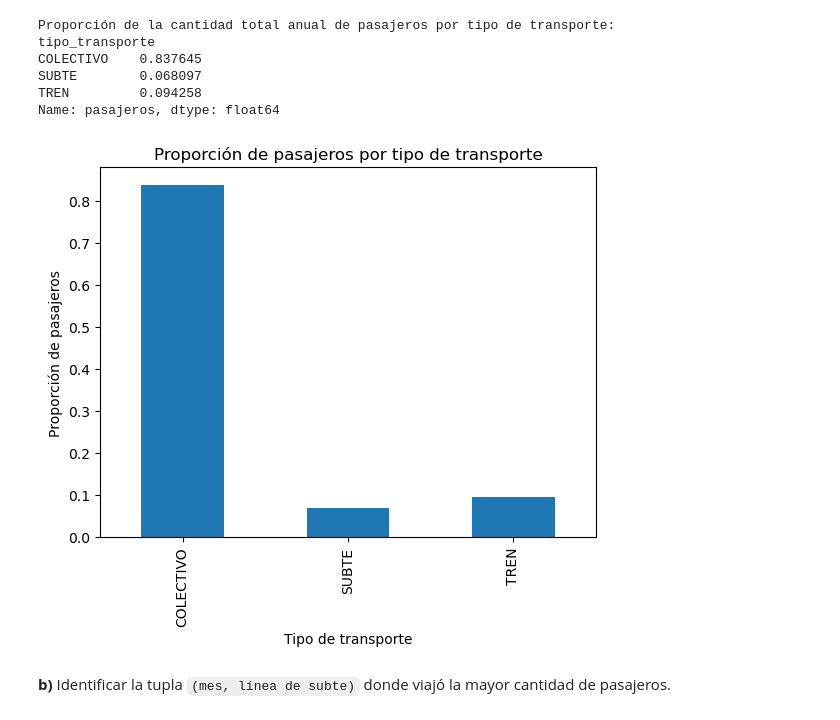
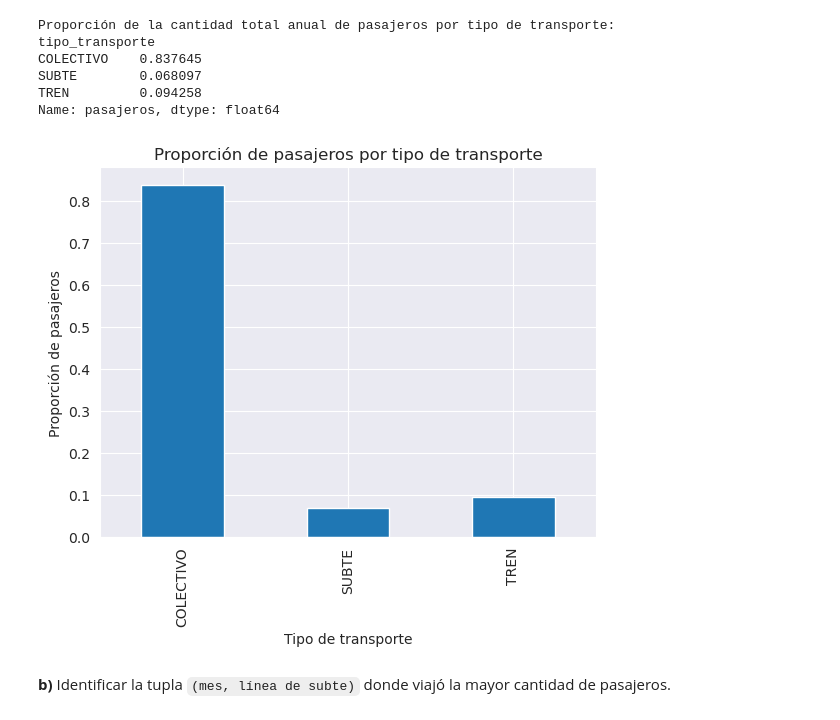
Before and after one commit to pedrobergaglio/transporte-publico-2023-ldd, a Jupyter notebook: tp1_sube2023.ipynb, the cells around one changed output. Cells and saved outputs as stored; diff of their text form; code cells hidden in the pictures.

```diff
--- a/tp1_sube2023.ipynb
+++ b/tp1_sube2023.ipynb
@@ -93,15 +97,16 @@ Name: pasajeros, dtype: float64
 # %%
 fig, ax = plt.subplots()
 
 proporcion_pasajeros_por_transporte.plot(kind='bar', ax=ax)
 
 ax.set_title('Proporción de pasajeros por tipo de transporte')
 ax.set_xlabel('Tipo de transporte')
 ax.set_ylabel('Proporción de pasajeros')
 
+sns.set_style("darkgrid")
 plt.show()
 # %% [output]
-[figure, old version]
+[figure, new version]
 # %% [markdown]
 **b)** Identificar la tupla `(mes, línea de subte)` donde viajó la mayor cantidad de pasajeros.
 # %%
```
Also changed, not shown: parts of 11 cells of this notebook, 1 other file.
